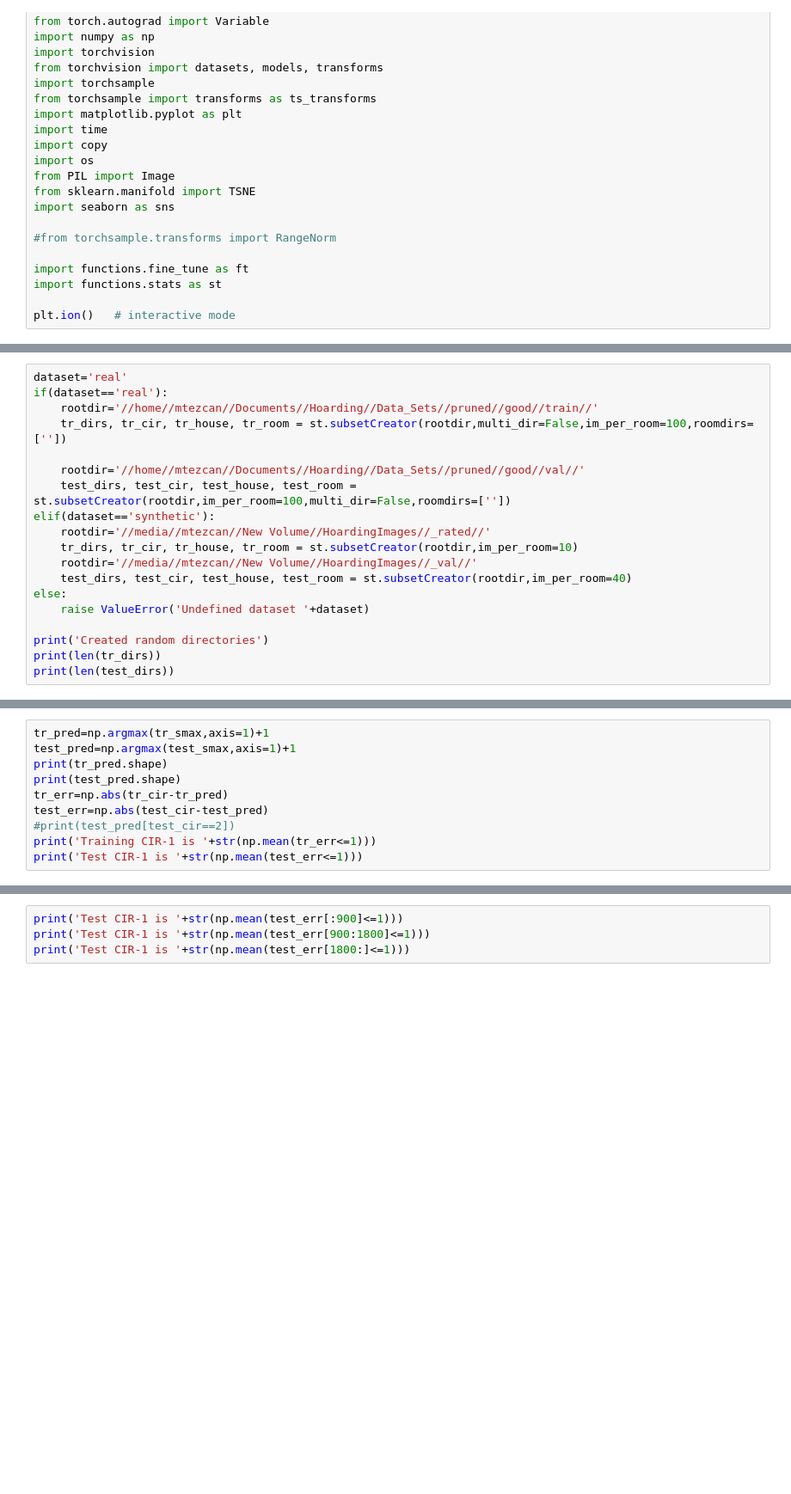
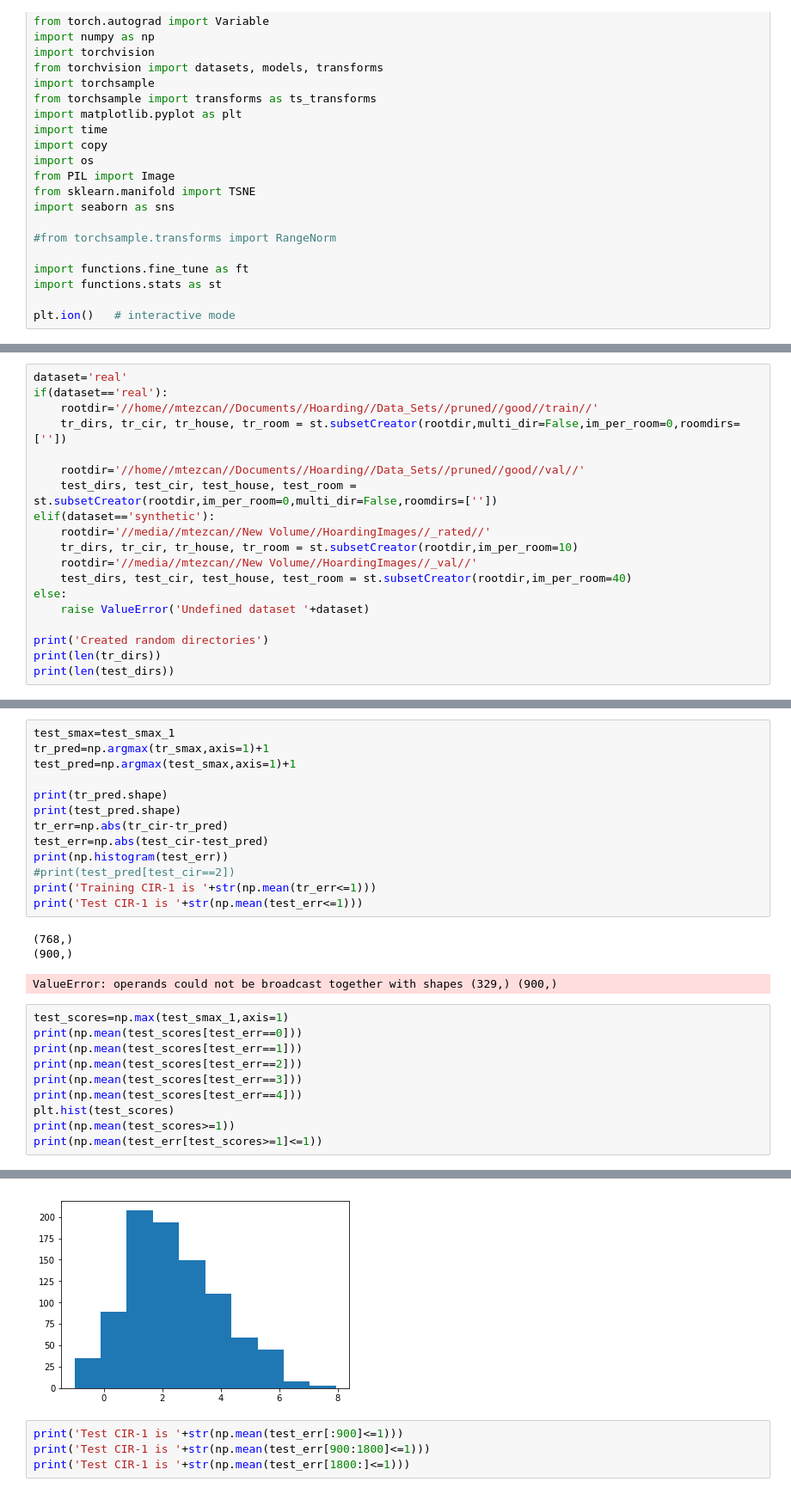
Before and after one commit to ozantezcan/Hoarding-pytorch, a Jupyter notebook: Pytoch_stats.ipynb, the cells around one changed output, grey strips where cells are left out. Shown at 86% size. Saved outputs shown, nothing was run; the diff lists cells and outputs as text; blank space fills up the shorter version.

```diff
--- a/Pytoch_stats.ipynb
+++ b/Pytoch_stats.ipynb
@@ -38,10 +57,10 @@ print(model_ft)
 dataset='real'
 if(dataset=='real'):
     rootdir='//home//mtezcan//Documents//Hoarding//Data_Sets//pruned//good//train//'
-    tr_dirs, tr_cir, tr_house, tr_room = st.subsetCreator(rootdir,multi_dir=False,im_per_room=100,roomdirs=[''])
+    tr_dirs, tr_cir, tr_house, tr_room = st.subsetCreator(rootdir,multi_dir=False,im_per_room=0,roomdirs=[''])
 
     rootdir='//home//mtezcan//Documents//Hoarding//Data_Sets//pruned//good//val//'
-    test_dirs, test_cir, test_house, test_room = st.subsetCreator(rootdir,im_per_room=100,multi_dir=False,roomdirs=[''])
+    test_dirs, test_cir, test_house, test_room = st.subsetCreator(rootdir,im_per_room=0,multi_dir=False,roomdirs=[''])
 elif(dataset=='synthetic'):
     rootdir='//media//mtezcan//New Volume//HoardingImages//_rated//'
     tr_dirs, tr_cir, tr_house, tr_room = st.subsetCreator(rootdir,im_per_room=10)
@@ -61,10 +87,28 @@ print(test_smax.shape)
 # %%
+test_smax=test_smax_1
 tr_pred=np.argmax(tr_smax,axis=1)+1
 test_pred=np.argmax(test_smax,axis=1)+1
+
 print(tr_pred.shape)
 print(test_pred.shape)
 tr_err=np.abs(tr_cir-tr_pred)
 test_err=np.abs(test_cir-test_pred)
+print(np.histogram(test_err))
 #print(test_pred[test_cir==2])
 print('Training CIR-1 is '+str(np.mean(tr_err<=1)))
 print('Test CIR-1 is '+str(np.mean(test_err<=1)))
+# %% [output]
+(768,)
+(900,)
+ValueError: operands could not be broadcast together with shapes (329,) (900,)
+# %%
+test_scores=np.max(test_smax_1,axis=1)
+print(np.mean(test_scores[test_err==0]))
+print(np.mean(test_scores[test_err==1]))
+print(np.mean(test_scores[test_err==2]))
+print(np.mean(test_scores[test_err==3]))
+print(np.mean(test_scores[test_err==4]))
+plt.hist(test_scores)
+print(np.mean(test_scores>=1))
+print(np.mean(test_err[test_scores>=1]<=1))
+# %% [output]
@@ -71,3 +132,4 @@ print('Test CIR-1 is '+str(np.mean(test_err<=1)))
+[figure, added]
 # %%
 print('Test CIR-1 is '+str(np.mean(test_err[:900]<=1)))
 print('Test CIR-1 is '+str(np.mean(test_err[900:1800]<=1)))
```
Also changed, not shown: parts of 4 cells of this notebook, 13 other files.
